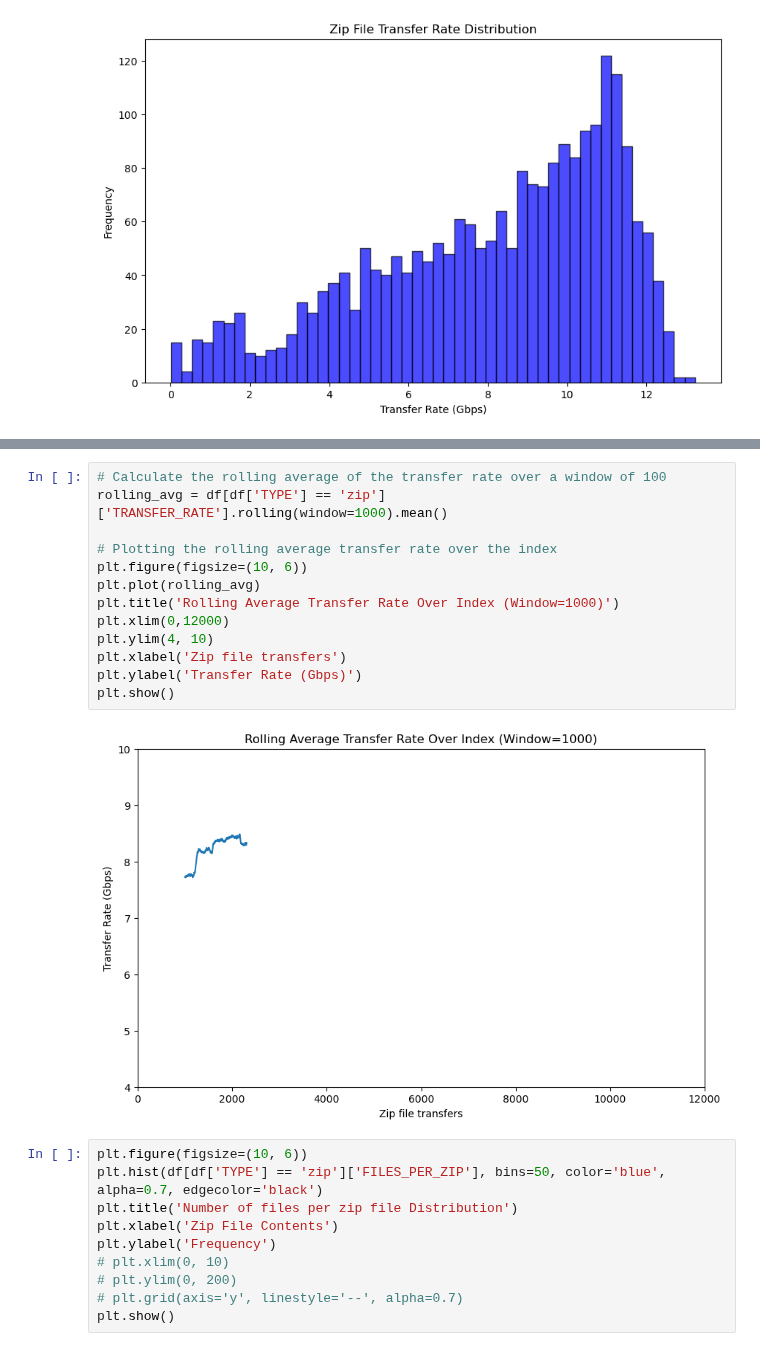
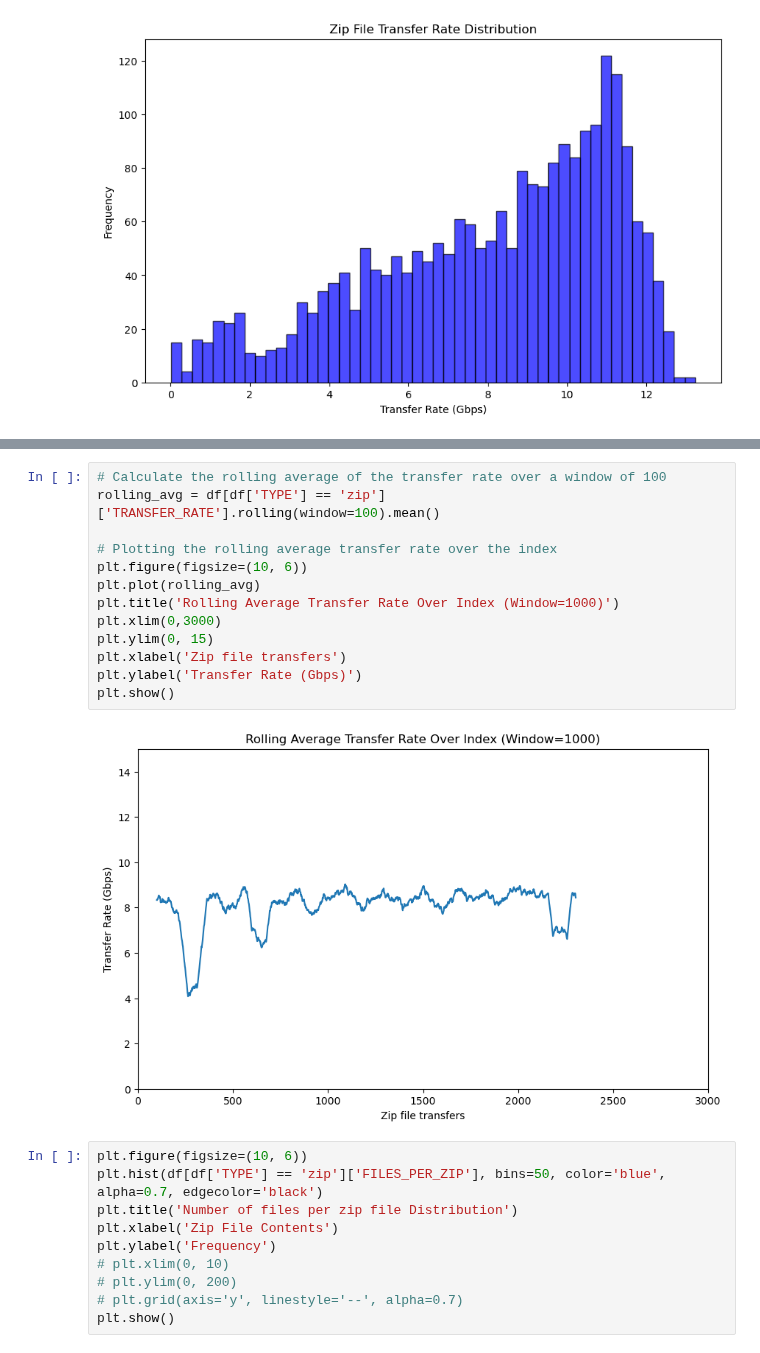
Before and after one commit to lsst-uk/csd3-echo-somerville, a Jupyter notebook: csd3-side/notebooks/transfer_speeds_from_log.ipynb, the cells around one changed output, grey strips where cells are left out. Saved outputs shown, nothing was run; the diff lists cells and outputs as text.

```diff
--- a/csd3-side/notebooks/transfer_speeds_from_log.ipynb
+++ b/csd3-side/notebooks/transfer_speeds_from_log.ipynb
@@ -159,18 +170,18 @@ plt.show()
 # %%
 # Calculate the rolling average of the transfer rate over a window of 100
-rolling_avg = df[df['TYPE'] == 'zip']['TRANSFER_RATE'].rolling(window=1000).mean()
+rolling_avg = df[df['TYPE'] == 'zip']['TRANSFER_RATE'].rolling(window=100).mean()
 
 # Plotting the rolling average transfer rate over the index
 plt.figure(figsize=(10, 6))
 plt.plot(rolling_avg)
 plt.title('Rolling Average Transfer Rate Over Index (Window=1000)')
-plt.xlim(0,12000)
-plt.ylim(4, 10)
+plt.xlim(0,3000)
+plt.ylim(0, 15)
 plt.xlabel('Zip file transfers')
 plt.ylabel('Transfer Rate (Gbps)')
 plt.show()
 # %% [output]
-[figure, old version]
+[figure, new version]
 # %%
 plt.figure(figsize=(10, 6))
 plt.hist(df[df['TYPE'] == 'zip']['FILES_PER_ZIP'], bins=50, color='blue', alpha=0.7, edgecolor='black')
```
Also changed, not shown: parts of 2 cells of this notebook.
